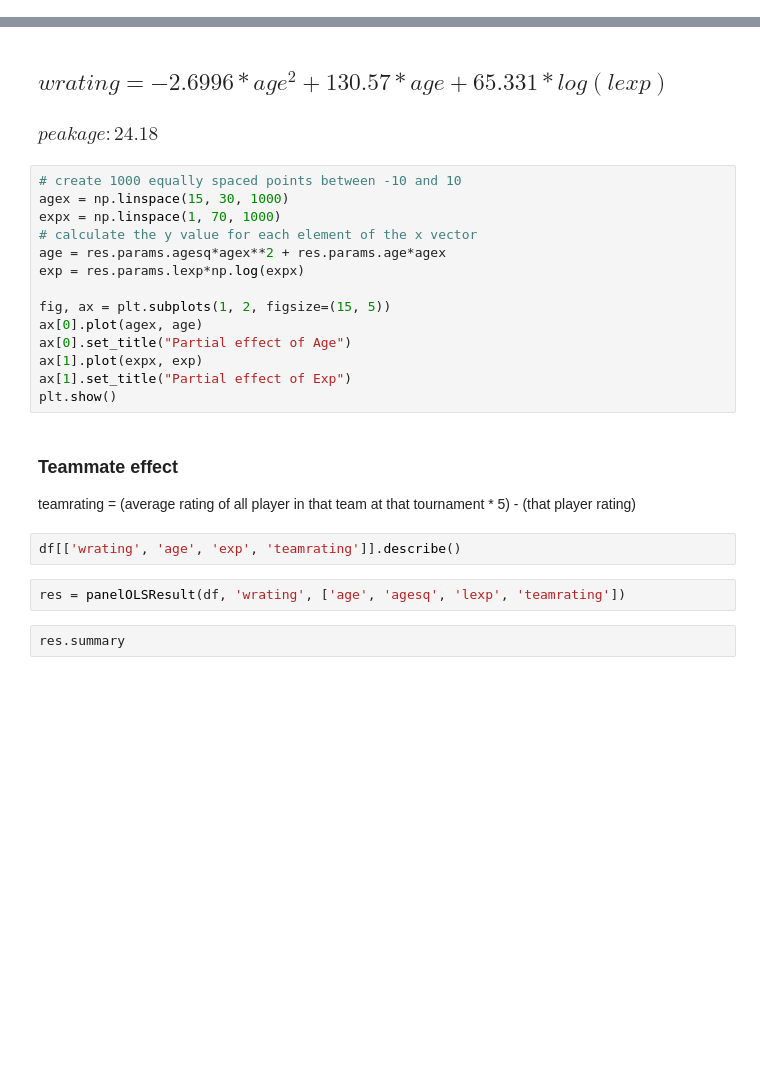
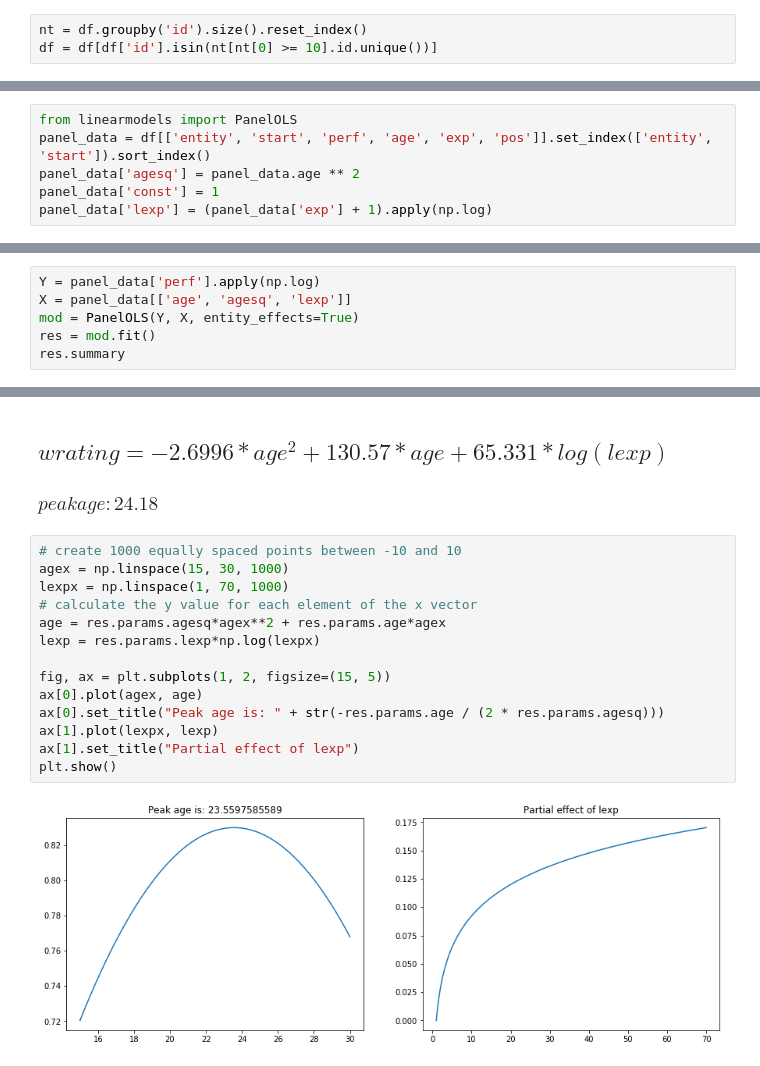
Before and after one commit to thasarito/econo, a Jupyter notebook: panelolsglicko.ipynb, the cells around one changed output, grey strips where cells are left out. Drawn from its saved outputs; the diff is of its cells as text; blank space fills up the shorter version.

```diff
--- a/panelolsglicko.ipynb
+++ b/panelolsglicko.ipynb
@@ -179,0 +108,3 @@ pf.describe()
+# %%
+nt = df.groupby('id').size().reset_index()
+df = df[df['id'].isin(nt[nt[0] >= 10].id.unique())]
@@ -202,0 +138,6 @@ res.summary
+# %%
+from linearmodels import PanelOLS
+panel_data = df[['entity', 'start', 'perf', 'age', 'exp', 'pos']].set_index(['entity', 'start']).sort_index()
+panel_data['agesq'] = panel_data.age ** 2
+panel_data['const'] = 1
+panel_data['lexp'] = (panel_data['exp'] + 1).apply(np.log)
@@ -202,0 +160,6 @@ res.summary
+# %%
+Y = panel_data['perf'].apply(np.log)
+X = panel_data[['age', 'agesq', 'lexp']]
+mod = PanelOLS(Y, X, entity_effects=True)
+res = mod.fit()
+res.summary
@@ -206,23 +197,16 @@ res.summary
 # %%
 # create 1000 equally spaced points between -10 and 10
 agex = np.linspace(15, 30, 1000)
-expx = np.linspace(1, 70, 1000)
+lexpx = np.linspace(1, 70, 1000)
 # calculate the y value for each element of the x vector
 age = res.params.agesq*agex**2 + res.params.age*agex
-exp = res.params.lexp*np.log(expx)
+lexp = res.params.lexp*np.log(lexpx)
 
 fig, ax = plt.subplots(1, 2, figsize=(15, 5))
 ax[0].plot(agex, age)
-ax[0].set_title("Partial effect of Age")
-ax[1].plot(expx, exp)
-ax[1].set_title("Partial effect of Exp")
+ax[0].set_title("Peak age is: " + str(-res.params.age / (2 * res.params.agesq)))
+ax[1].plot(lexpx, lexp)
+ax[1].set_title("Partial effect of lexp")
 plt.show()
+# %% [output]
+[figure, added]
-# %% [markdown]
-### Teammate effect
-teamrating = (average rating of all player in that team at that tournament * 5) - (that player rating)
-# %%
-df[['wrating', 'age', 'exp', 'teamrating']].describe()
-# %%
-res = panelOLSResult(df, 'wrating', ['age', 'agesq', 'lexp', 'teamrating'])
-# %%
-res.summary
```
Also changed, not shown: parts of 53 cells of this notebook, 7 other files.
